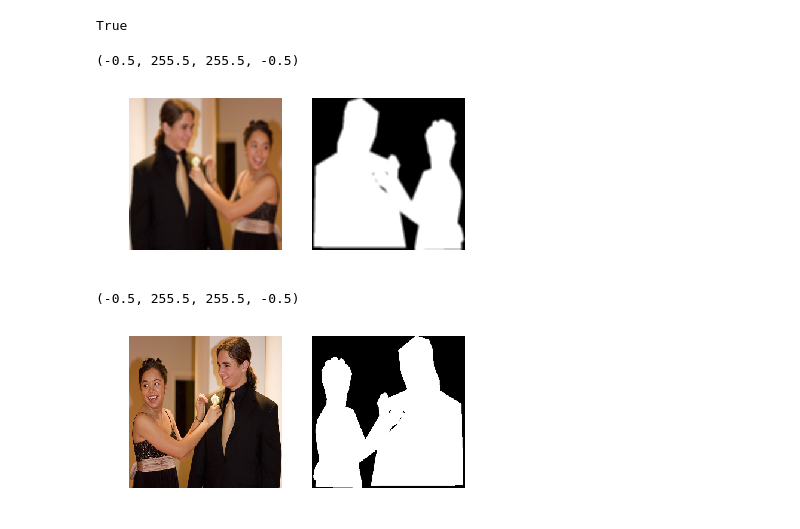
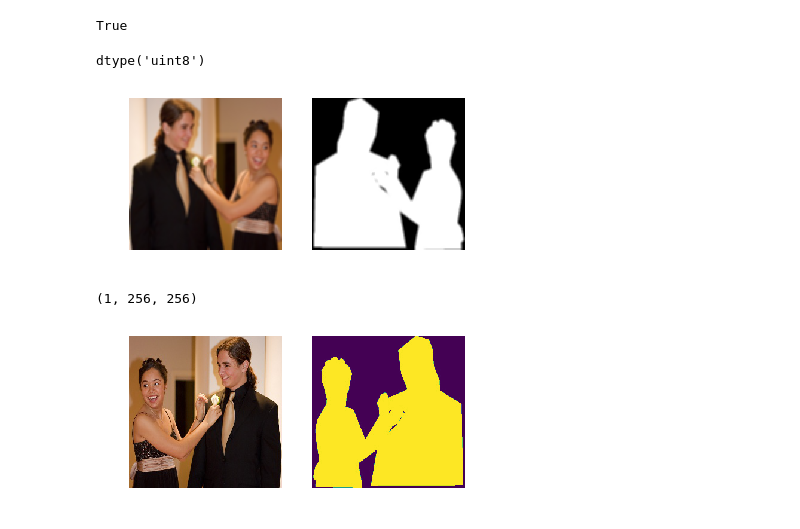
Before and after one commit to zakmatt/background_erasing, a Jupyter notebook: utils/data_augmentation.ipynb, the cells around one changed output. Cells and saved outputs as stored; diff of their text form; code cells hidden in the pictures.

```diff
--- a/utils/data_augmentation.ipynb
+++ b/utils/data_augmentation.ipynb
@@ -10,7 +10,7 @@ from scipy.ndimage.filters import gaussian_filter
 # %%
 img = cv2.imread('../dataset/val_dataset_256//000000011051.jpg')
 img = cv2.cvtColor(img,cv2.COLOR_BGR2RGB)
-mask = cv2.imread('../dataset/val_dataset_256//000000011051_mask.jpg')
+mask = cv2.imread('../dataset/val_dataset_256//000000011051_mask.jpg', 0)
 plt.axis('off')
 plt.imshow(img)
 # %% [output]
@@ -192,8 +197,9 @@ plt.axis('off')
 plt.subplot(1,2,2)
 plt.imshow(mask_blur)
 plt.axis('off')
+img_blur.dtype
 # %% [output]
-(-0.5, 255.5, 255.5, -0.5)
+dtype('uint8')
 [figure]
 # %%
 def mirror(image):
@@ -201,12 +207,15 @@ def mirror(image):
 # %%
 img_mirror = mirror(img)
 mask_mirror = mirror(mask)
 plt.subplot(1,2,1)
 plt.imshow(img_mirror)
 plt.axis('off')
 plt.subplot(1,2,2)
 plt.imshow(mask_mirror)
 plt.axis('off')
+img_mirror.dtype
+mask_mirror.shape
+np.expand_dims(mask_mirror, axis=0).shape
 # %% [output]
-(-0.5, 255.5, 255.5, -0.5)
+(1, 256, 256)
-[figure, old version]
+[figure, new version]
```
Also changed, not shown: parts of 8 cells of this notebook, 2 other files.
